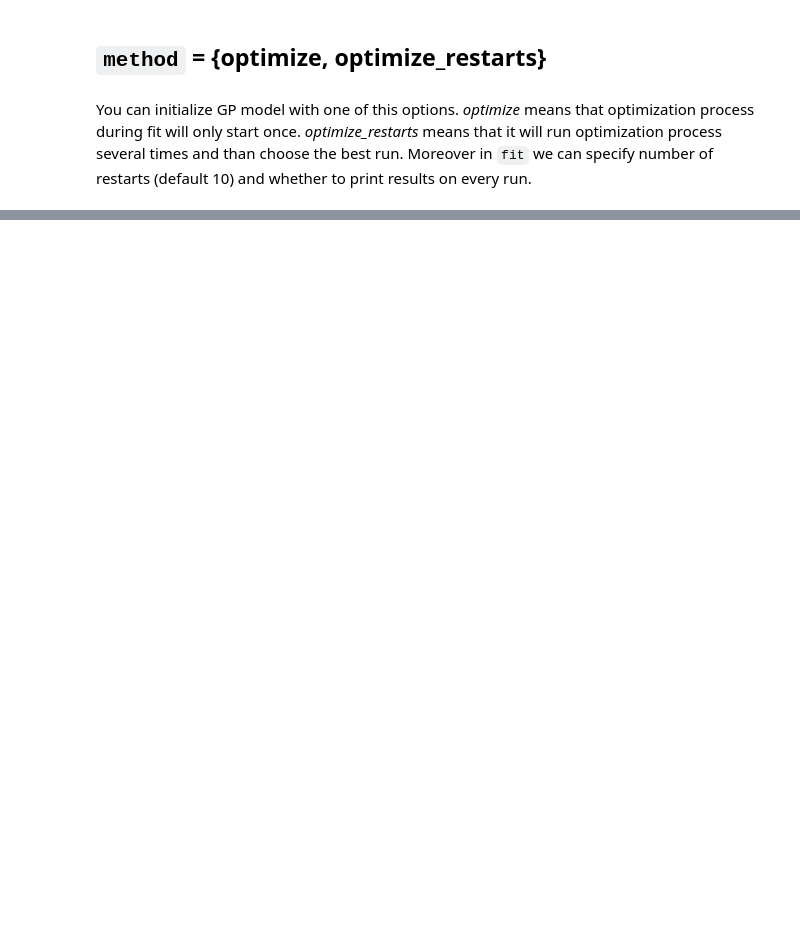
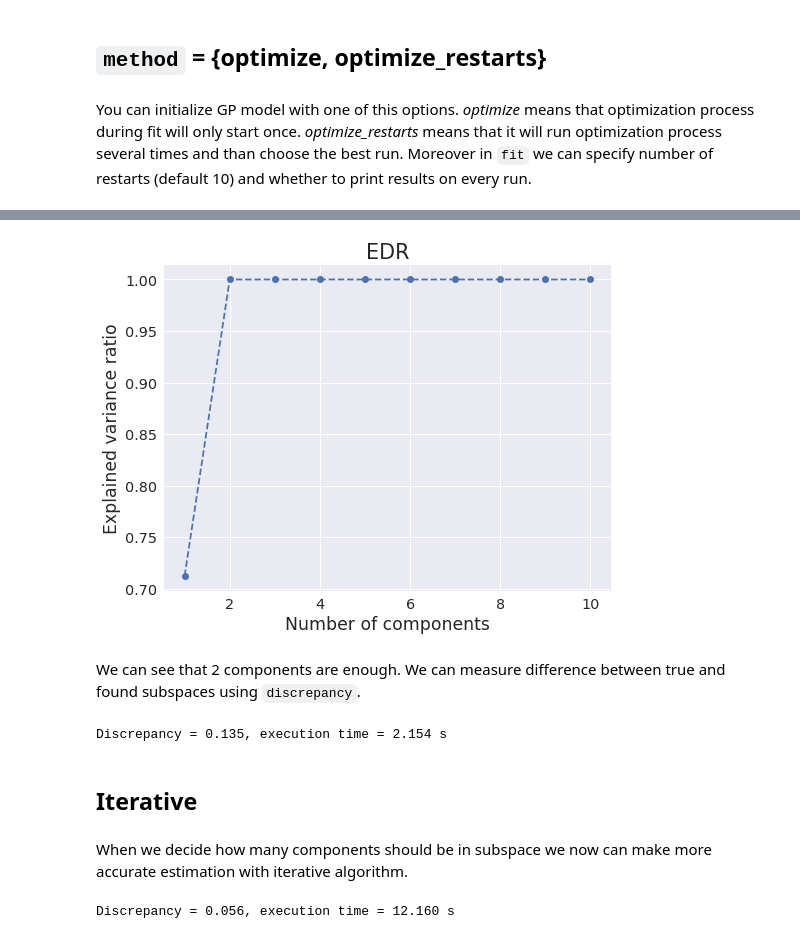
Before and after one commit to neuro-ml/edr-gp, a Jupyter notebook: examples/BriefIntro.ipynb, the cells around one changed output, grey strips where cells are left out. Drawn from its saved outputs; the diff is of its cells as text; code cells hidden in the pictures; blank space fills up the shorter version.

```diff
--- a/examples/BriefIntro.ipynb
+++ b/examples/BriefIntro.ipynb
@@ -233,0 +283,6 @@ roc_auc_score = 0.988
+# %%
+GPR = GaussianProcessRegressor('RBF', [{'ARD': True}], normalizer=True) # normalizing target
+edr = EDR(GPR, CustomPCA(), normalize=False) # not normalizing X
+start = time.time()
+edr.fit(X, y);
+end = time.time()
@@ -233,0 +291,16 @@ roc_auc_score = 0.988
+# %%
+mpl_set()
+def plot_subsp_var(edr, title=None):
+    max_n_comp = edr.subspace_variance_ratio_.size
+    plt.plot(np.arange(1, max_n_comp+1), np.cumsum(edr.subspace_variance_ratio_), 'o--');
+    plt.xlabel('Number of components')
+    plt.ylabel('Explained variance ratio')
+    if title is not None:
+        plt.title(title);
+# %%
+plt.figure(figsize=(8, 6))
+plot_subsp_var(edr, "EDR")
+# %% [output]
+[figure, added]
+# %% [markdown]
+We can see that 2 components are enough. We can measure difference between true and found subspaces using `discrepancy`.
@@ -233,0 +309,17 @@ roc_auc_score = 0.988
+# %%
+B_est = edr.components_.T[:, :2]
+print("Discrepancy = {:.3f}, execution time = {:.3f} s".format(discrepancy(B, B_est), end-start))
+# %% [output]
+Discrepancy = 0.135, execution time = 2.154 s
+# %% [markdown]
+## Iterative
+# %% [markdown]
+When we decide how many components should be in subspace we now can make more accurate estimation with iterative algorithm.
+# %%
+edr_iter = EDR(GPR, CustomPCA(), n_components=2, step=1, normalize=False)
+start = time.time()
+edr_iter.fit(X, y)
+end = time.time()
+print("Discrepancy = {:.3f}, execution time = {:.3f} s".format(discrepancy(B, edr_iter.components_.T), end-start))
+# %% [output]
+Discrepancy = 0.056, execution time = 12.160 s
```
Also changed, not shown: parts of 38 cells of this notebook.
